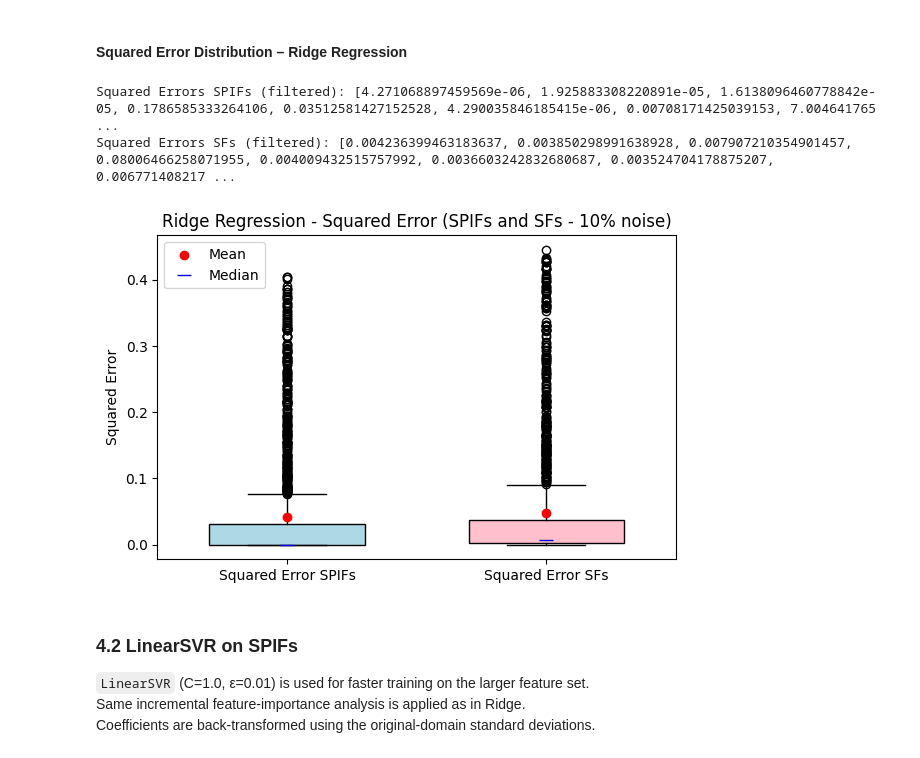
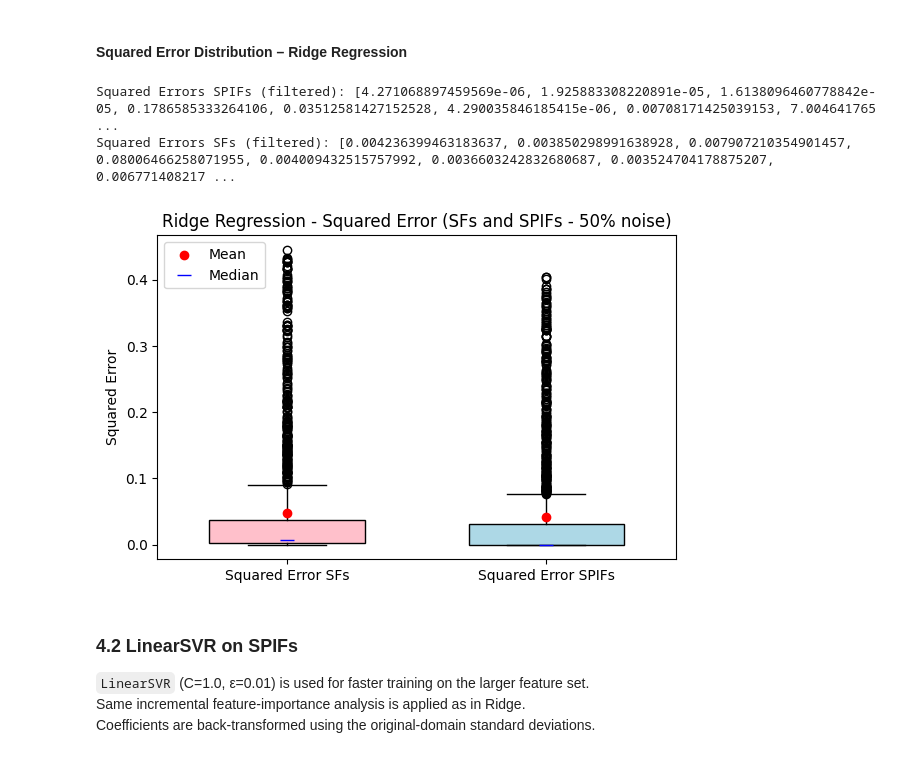
Before and after one commit to margherita-lampani/Physics-Informed-Feature-Maps-for-Kernel-Based-Learning, a Jupyter notebook: regression_bernoulli.ipynb, the cells around one changed output. Saved outputs shown, nothing was run; the diff lists cells and outputs as text; code cells hidden in the pictures.

```diff
--- a/regression_bernoulli.ipynb
+++ b/regression_bernoulli.ipynb
@@ -572,10 +572,10 @@ def create_boxplot(data, labels, title):
     plt.tight_layout()
     plt.show()
 
-data   = [absolute_errors_op, absolute_errors_feat]
-labels = ['Absolute Error SPIFs', 'Absolute Error SFs']
+data   = [absolute_errors_feat, absolute_errors_op]
+labels = ['Absolute Error SFs', 'Absolute Error SPIFs']
 
-create_boxplot(data, labels, 'Ridge Regression - Absolute Error (SPIFs and SFs - 10% noise)')
+create_boxplot(data, labels, 'Ridge Regression - Absolute Error (SFs and SPIFs - 50% noise)')
 # %% [output]
 Absolute Errors PIFs (filtered): [0.0020666564536612198, 0.00438848870138786, 0.004017224970147781, 0.4226801785350368, 0.1874188204837638, 0.0020712401710534234, 0.08415292181731737, 0.00836937379128 ...
 Absolute Errors SFs (filtered): [0.06508762911017452, 0.062050777526465595, 0.08892249633754923, 0.2829569977588813, 0.06332007987801336, 0.060500613908191614, 0.059369219119634775, 0.0822885667475503 ...
@@ -614,37 +614,37 @@ colors = {'op': 'lightblue', 'feat': 'pink'}
 def create_boxplot(data, labels, title):
     plt.figure(figsize=(6, 4))
     box = plt.boxplot(data, labels=labels, patch_artist=True, showmeans=False, widths=0.6)
 
     for patch, label in zip(box['boxes'], labels):
         if 'PIFs' in label:
             patch.set_facecolor(colors['op'])
         else:
             patch.set_facecolor(colors['feat'])
 
     for median in box['medians']:
         median.set_visible(False)
 
     means   = [np.mean(d) for d in data]
     medians = [np.median(d) for d in data]
 
     plt.scatter(range(1, len(labels) + 1), means,   marker='o', color='red',  zorder=3, label='Mean')
     plt.plot(   range(1, len(labels) + 1), medians, marker='_', color='blue', markersize=10,
                 linestyle='None', zorder=4, label='Median')
 
     plt.title(title)
     plt.ylabel('Squared Error')
     plt.legend(loc='upper left')
     plt.tight_layout()
     plt.show()
 
-data   = [squared_errors_op, squared_errors_feat]
-labels = ['Squared Error SPIFs', 'Squared Error SFs']
+data   = [squared_errors_feat, squared_errors_op]
+labels = ['Squared Error SFs', 'Squared Error SPIFs']
 
-create_boxplot(data, labels, 'Ridge Regression - Squared Error (SPIFs and SFs - 10% noise)')
+create_boxplot(data, labels, 'Ridge Regression - Squared Error (SFs and SPIFs - 50% noise)')
 # %% [output]
 Squared Errors SPIFs (filtered): [4.271068897459569e-06, 1.925883308220891e-05, 1.6138096460778842e-05, 0.1786585333264106, 0.03512581427152528, 4.290035846185415e-06, 0.00708171425039153, 7.004641765 ...
 Squared Errors SFs (filtered): [0.004236399463183637, 0.003850298991638928, 0.007907210354901457, 0.08006466258071955, 0.004009432515757992, 0.0036603242832680687, 0.003524704178875207, 0.006771408217 ...
-[figure, old version]
+[figure, new version]
 # %% [markdown]
 ### 4.2 LinearSVR on SPIFs
 
```
Also changed, not shown: parts of 2 cells of this notebook, 1 other file.
